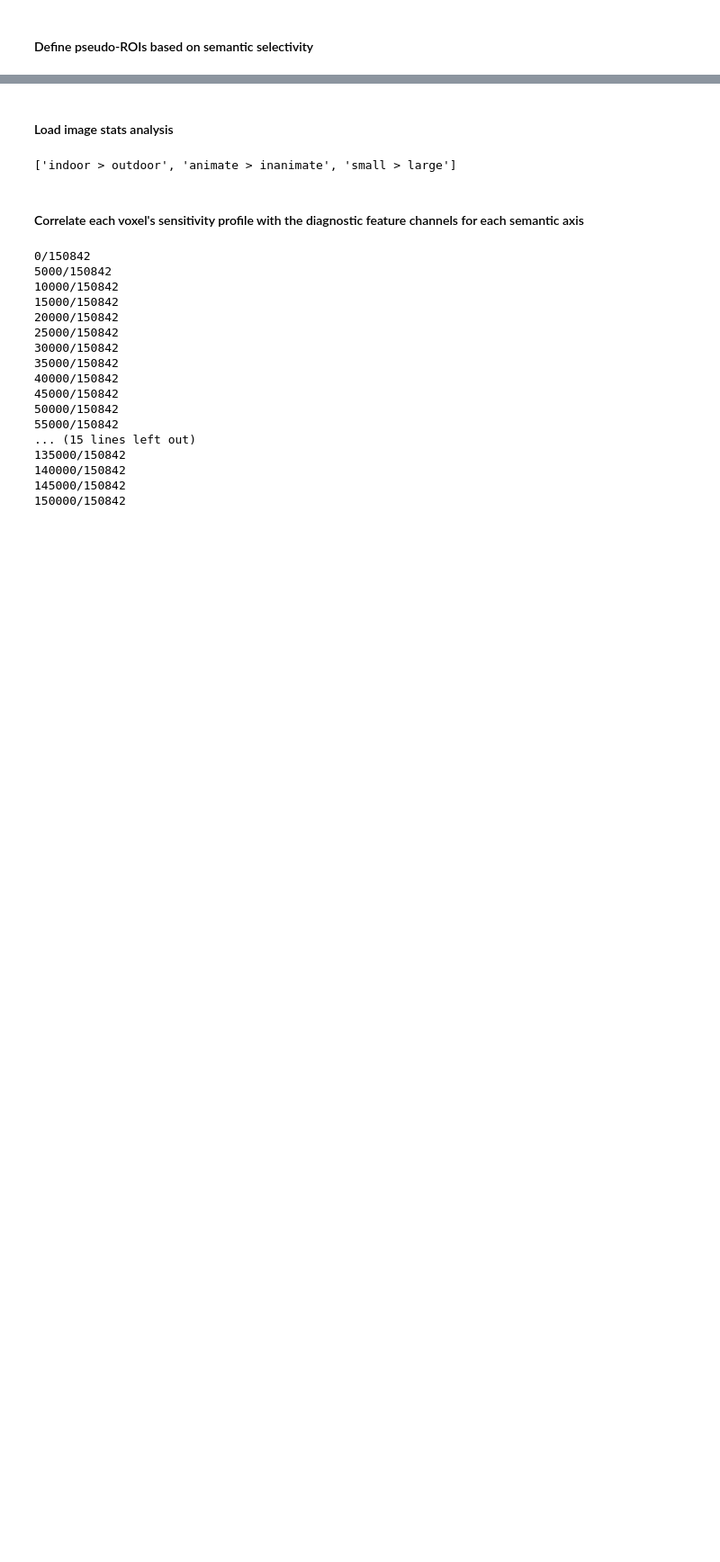
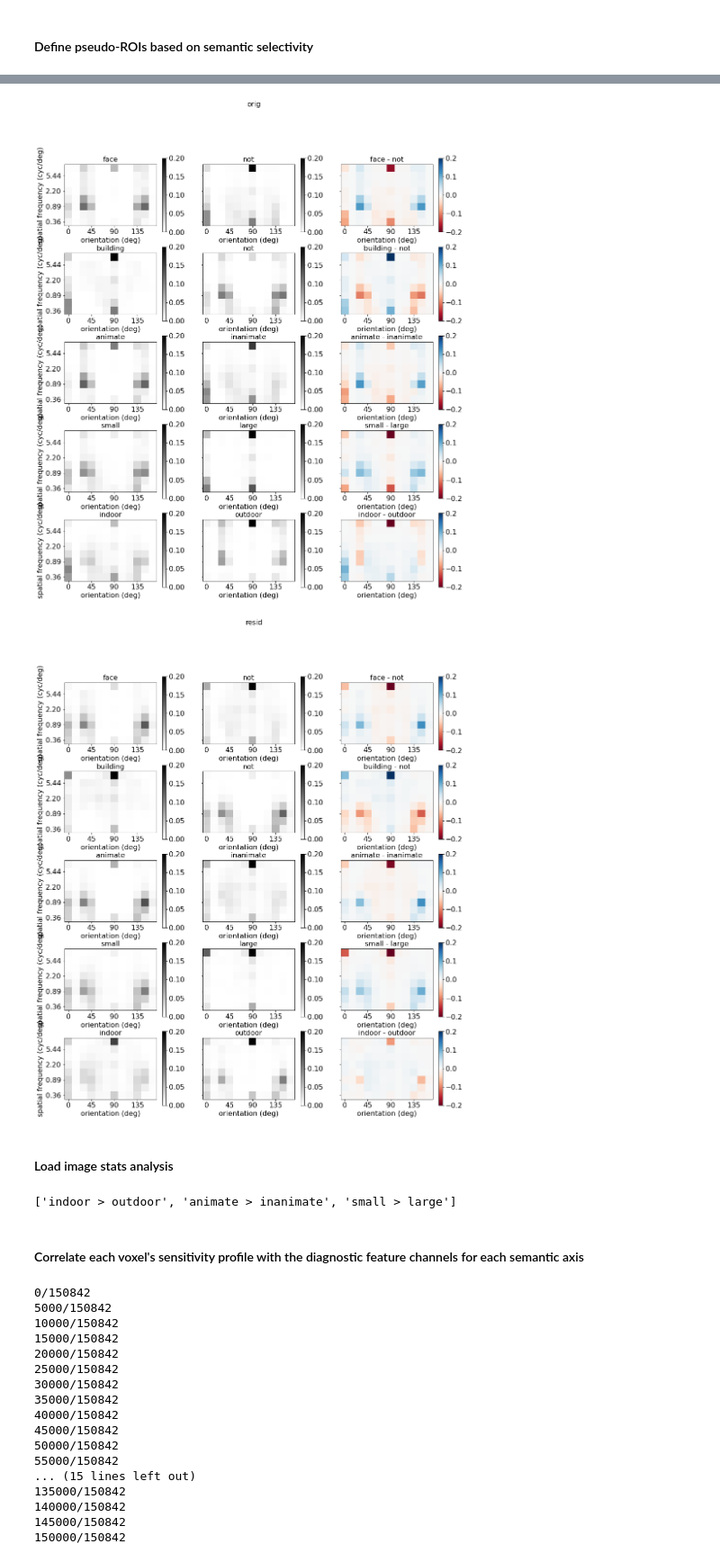
Before and after one commit to mmhenderson/image_stats_gabor, a Jupyter notebook: plot_feature_selectivity/plot_gabor_tuning_semanticgroups.ipynb, the cells around one changed output, grey strips where cells are left out. Shown: that part at 90% size. Saved outputs shown, nothing was run; the diff lists cells and outputs as text; code cells hidden in the pictures; blank space fills up the shorter version.

```diff
--- a/plot_feature_selectivity/plot_gabor_tuning_semanticgroups.ipynb
+++ b/plot_feature_selectivity/plot_gabor_tuning_semanticgroups.ipynb
@@ -334,3 +310,72 @@ for rname, respvals in zip(['orig','resid'], [avg_resp_profiles_orig, avg_resp_p
+# %%
+plot_utils.set_all_font_sizes(16)
+plt.rcParams['pdf.fonttype']=42
+
+for hname, histvals in zip(['orig','resid'],[feature_prefs_2dhist_orig, feature_prefs_2dhist_resid]):
+
+    plt.figure(figsize=(16,18))
+
+    pi=0
+
+    clims = [0, 0.20]
+
+    pairs = [[0,1],[2,3],[4,5],[6,7],[8,9]]
+
+    for pair in pairs:
+
+        rr = pair[0]
+        sem_group_inds = (np.concatenate([sem_groups[si][:,rr] for si in range(n_subjects)], axis=0)==1) &\
+                    abv_thresh &\
+                    (~early_visual_mask)
+
+        vals1 = np.mean(histvals[sem_group_inds,:,:], axis=0)
+
+        rr = pair[1]
+        sem_group_inds = (np.concatenate([sem_groups[si][:,rr] for si in range(n_subjects)], axis=0)==1) &\
+                    abv_thresh &\
+                    (~early_visual_mask)
+
+        vals2 = np.mean(histvals[sem_group_inds,:,:], axis=0)
+
+        for xx in [0,1,2]:
+
+            pi+=1
+            plt.subplot(5,3,pi)
+
+            if xx==0:
+                vals = vals1;
+                name = sem_group_names[pair[0]]
+                plt.pcolormesh(vals.T,  vmin=clims[0], vmax=clims[1], cmap=cm.gray_r)
+
+            elif xx==1:
+                vals = vals2;
+                name = sem_group_names[pair[1]]
+                plt.pcolormesh(vals.T,  vmin=clims[0], vmax=clims[1], cmap=cm.gray_r)
+
+            else:
+                vals = vals1 - vals2;
+                name = '%s - %s'%(sem_group_names[pair[0]],sem_group_names[pair[1]])
+                plt.pcolormesh(vals.T,  vmin=-0.2, vmax=0.2, cmap=cm.RdBu)
+
+            plt.xticks(np.arange(0,12,3)+0.5, np.arange(0,180,45))
+            sf_ticks = sf_unique[[0,2,4,6]].round(2)
+            if xx==0:
+                plt.yticks(np.array([0,2,4,6])+0.5, ['%.2f'%sf for sf in sf_ticks])
+                plt.ylabel('spatial frequency (cyc/deg)')
+            else:
+                plt.yticks(np.array([0,2,4,6])+0.5,[])
+            plt.axis('square')
+            plt.xlim([0,12])
+            plt.ylim([0,8])
+
+            plt.colorbar()
+            plt.xlabel('orientation (deg)')
+            plt.title(name)
+
+    plt.suptitle(hname)
+# %% [output]
+[figure, new version]
+[figure, new version]
 # %% [markdown]
 #### Load image stats analysis
 # %%
```
Also changed, not shown: parts of 8 cells of this notebook, 5 other files.
